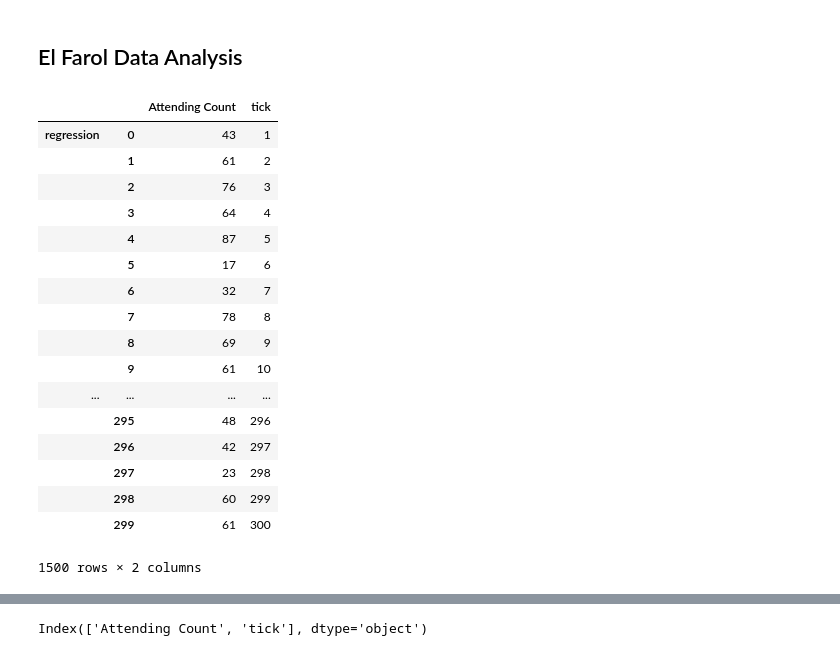
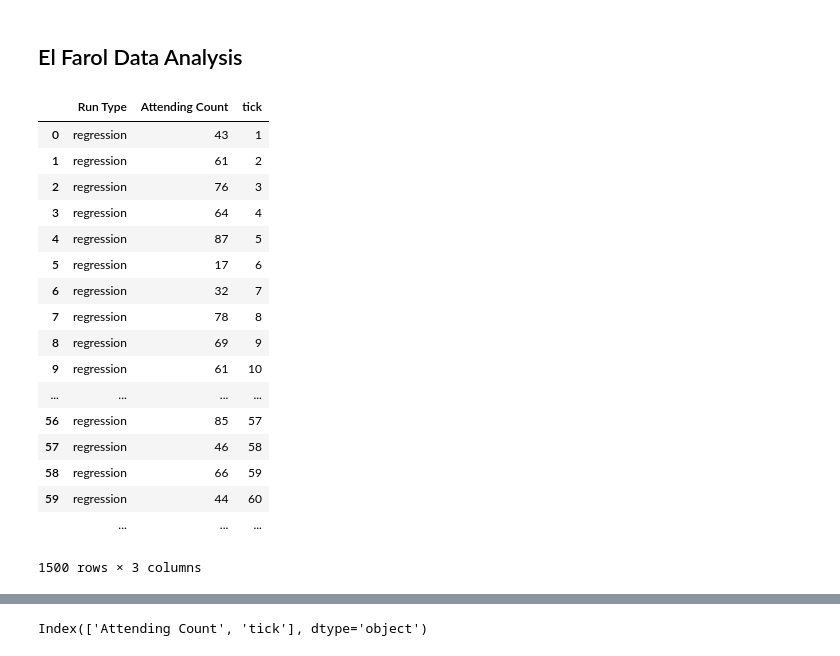
Before and after one commit to hawkw/cs383f2015-lab3, a Jupyter notebook: analysis.ipynb, the cells around one changed output, grey strips where cells are left out. Saved outputs shown, nothing was run; the diff lists cells and outputs as text; code cells hidden in the pictures.

```diff
--- a/analysis.ipynb
+++ b/analysis.ipynb
@@ -20,25 +20,27 @@ runs100 = [ pandas.read_csv('results/elfarol-100agents-regression.csv'),
             pandas.read_csv('results/elfarol-100agents-markov.csv'),
             pandas.read_csv('results/elfarol-100agents-heterogenous.csv')]
 df100 = pandas.concat(runs100, keys=['regression','random','averaging','markov','heterogenous'])
-# %%
-df100
-# %% [output]
-|  |  | Attending Count | tick |
-| regression | 0 | 43 | 1 |
-|  | 1 | 61 | 2 |
-|  | 2 | 76 | 3 |
-|  | 3 | 64 | 4 |
-|  | 4 | 87 | 5 |
-|  | 5 | 17 | 6 |
-|  | 6 | 32 | 7 |
-|  | 7 | 78 | 8 |
-|  | 8 | 69 | 9 |
-|  | 9 | 61 | 10 |
-| ... | ... | ... | ... |
-|  | 295 | 48 | 296 |
-|  | 296 | 42 | 297 |
-|  | 297 | 23 | 298 |
-|  | 298 | 60 | 299 |
-|  | 299 | 61 | 300 |
-1500 rows × 2 columns
+# %%
+df100 = df100.reset_index(0)
+df100.rename(columns={"level_0":"Run Type"}, inplace=True)
+df100
+# %% [output]
+|  | Run Type | Attending Count | tick |
+| 0 | regression | 43 | 1 |
+| 1 | regression | 61 | 2 |
+| 2 | regression | 76 | 3 |
+| 3 | regression | 64 | 4 |
+| 4 | regression | 87 | 5 |
+| 5 | regression | 17 | 6 |
+| 6 | regression | 32 | 7 |
+| 7 | regression | 78 | 8 |
+| 8 | regression | 69 | 9 |
+| 9 | regression | 61 | 10 |
+| ... | ... | ... | ... |
+| 56 | regression | 85 | 57 |
+| 57 | regression | 46 | 58 |
+| 58 | regression | 66 | 59 |
+| 59 | regression | 44 | 60 |
+|  | ... | ... | ... |
+1500 rows × 3 columns
 # %%
```
Also changed, not shown: parts of 1 cell of this notebook.
